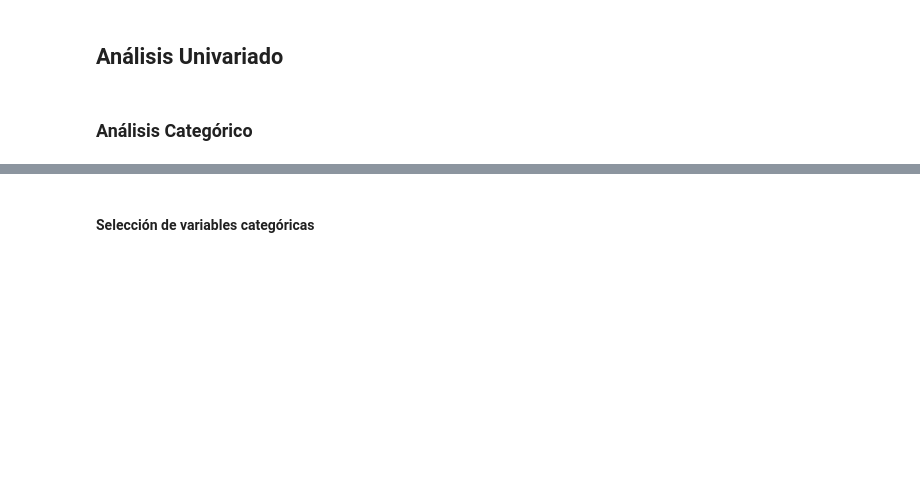
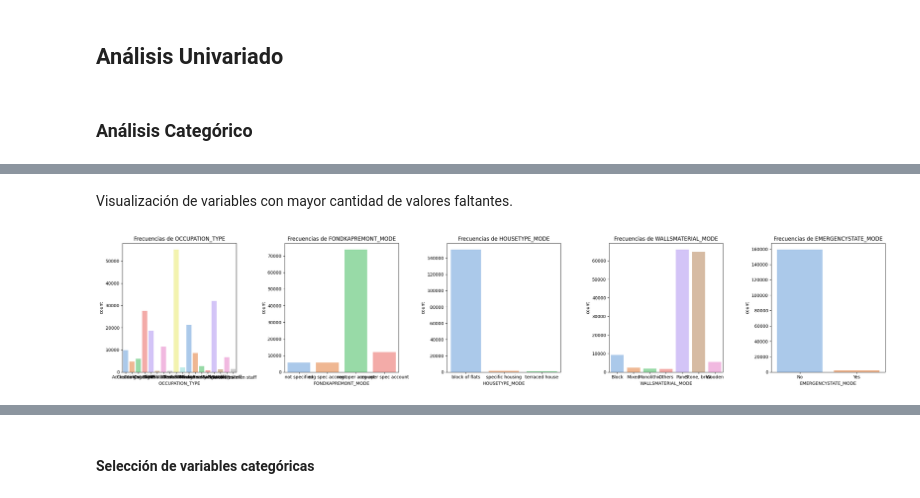
Before and after one commit to lissebas/machine-learning2, a Jupyter notebook: final.ipynb, the cells around one changed output, grey strips where cells are left out. Saved outputs shown, nothing was run; the diff lists cells and outputs as text; code cells hidden in the pictures; blank space fills up the shorter version.

Commit message:
incorporación parte univariada categorica

```diff
--- a/final.ipynb
+++ b/final.ipynb
@@ -25,0 +78,20 @@ data.head(4)
+# %%
+# Un panorama general de las variables categóricas
+n_filas = 10
+n_columnas = 6
+fig, axes = plt.subplots(n_filas, n_columnas, figsize=(20, 15))
+axes = axes.flatten()
+
+for i, columna in enumerate(columnas_categoricas):
+    if i < len(axes):
+        sns.countplot(data=data, x=columna, ax=axes[i])
+        axes[i].set_title(columna)
+    else:
+        axes[i].axis('off')
+
+# Desactivar gráficos vacíos
+for j in range(len(columnas_categoricas), len(axes)):
+    axes[j].axis('off')
+
+plt.tight_layout()
+plt.show()
@@ -25,0 +100,14 @@ data.head(4)
+# %%
+# Se calcula la proporción de valores faltantes por variable
+porcentaje = data[columnas_categoricas].isnull().mean() * 100
+
+# Se filtra por variables que tienen más de 30% de valores faltantes
+var_con_faltantes = porcentaje[porcentaje > 30].index.tolist()
+
+# Proporci+on de faltantes
+var_faltantes = porcentaje[porcentaje > 30]
+
+# Columnas con más del 30% de valores faltantes
+print("Columnas con más del 30% de valores faltantes:")
+print(var_con_faltantes, len(var_con_faltantes))
+print(var_faltantes)
@@ -25,0 +123,14 @@ data.head(4)
+# %% [markdown]
+Visualización de variables con mayor cantidad de valores faltantes.
+# %%
+fig, axes = plt.subplots(1, len(var_con_faltantes), figsize=(5 * len(var_con_faltantes), 5))
+
+# Se itera sobre las columnas y los ejes
+for i, col in enumerate(var_con_faltantes):
+    sns.countplot(x=col, data=data, palette='pastel', ax=axes[i])
+    axes[i].set_title(f'Frecuencias de {col}')
+
+plt.tight_layout()
+plt.show()
+# %% [output]
+[figure, added]
```
Also changed, not shown: parts of 26 cells of this notebook, 1 other file.
